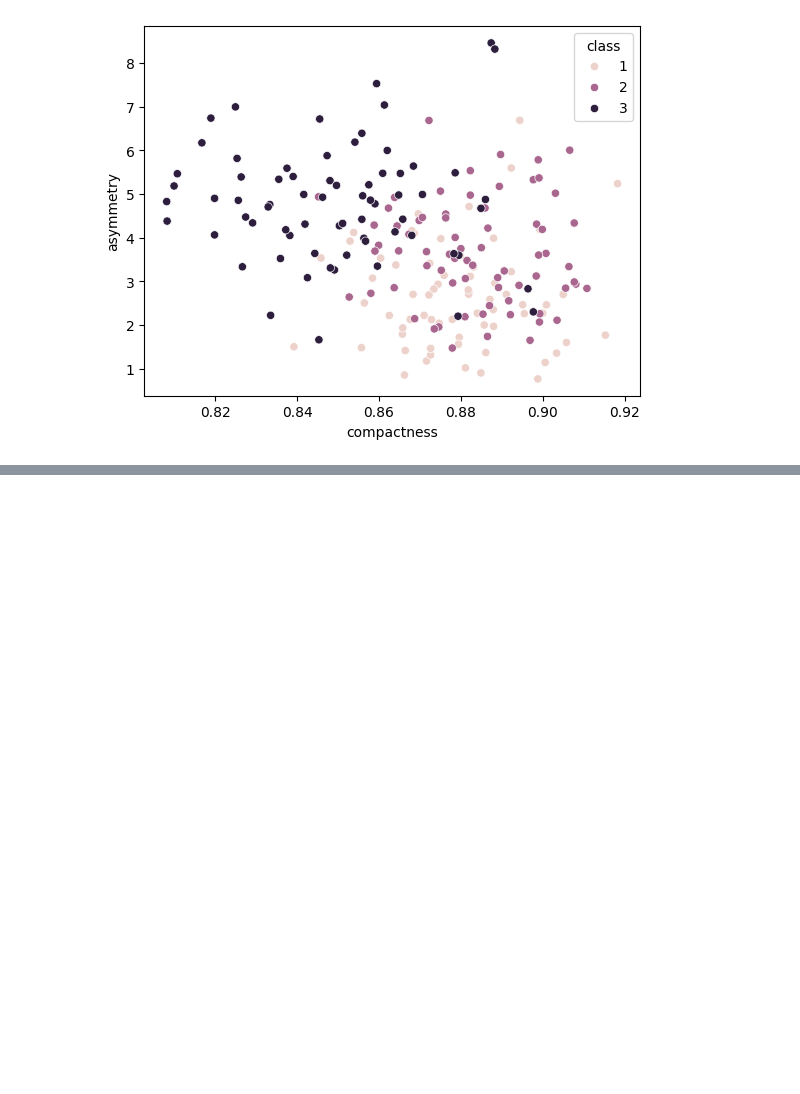
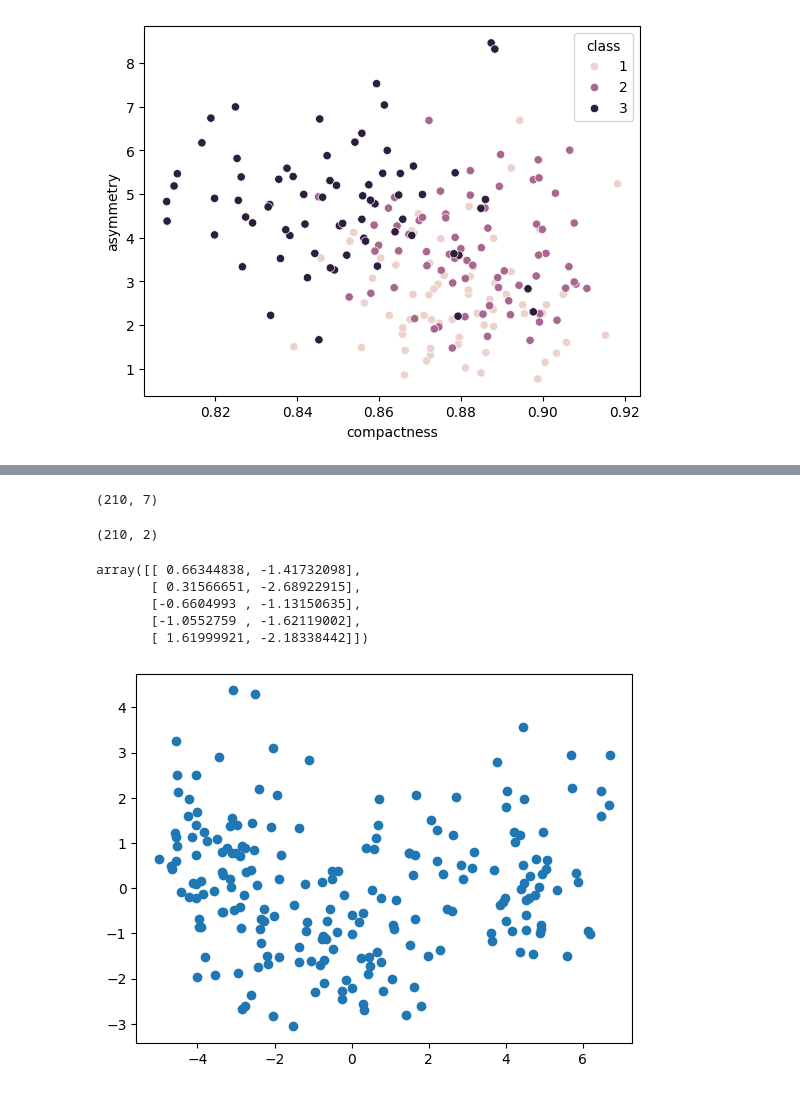
Before and after one commit to Rishi-Mishra0704/ML-Seeds, a Jupyter notebook: main.ipynb, the cells around one changed output, grey strips where cells are left out. Drawn from its saved outputs; the diff is of its cells as text; code cells hidden in the pictures; blank space fills up the shorter version.

```diff
--- a/main.ipynb
+++ b/main.ipynb
@@ -87,0 +92,24 @@ plt.plot()
+# %%
+pca = PCA(n_components=2)
+transformed_x = pca.fit_transform(X)
+# %%
+X.shape
+# %% [output]
+(210, 7)
+# %%
+transformed_x.shape
+# %% [output]
+(210, 2)
+# %%
+transformed_x[:5]
+# %% [output]
+array([[ 0.66344838, -1.41732098],
+       [ 0.31566651, -2.68922915],
+       [-0.6604993 , -1.13150635],
+       [-1.0552759 , -1.62119002],
+       [ 1.61999921, -2.18338442]])
+# %%
+plt.scatter(transformed_x[:,0], transformed_x[:,1])
+plt.show()
+# %% [output]
+[figure, added]
```
Also changed, not shown: parts of 8 cells of this notebook.
